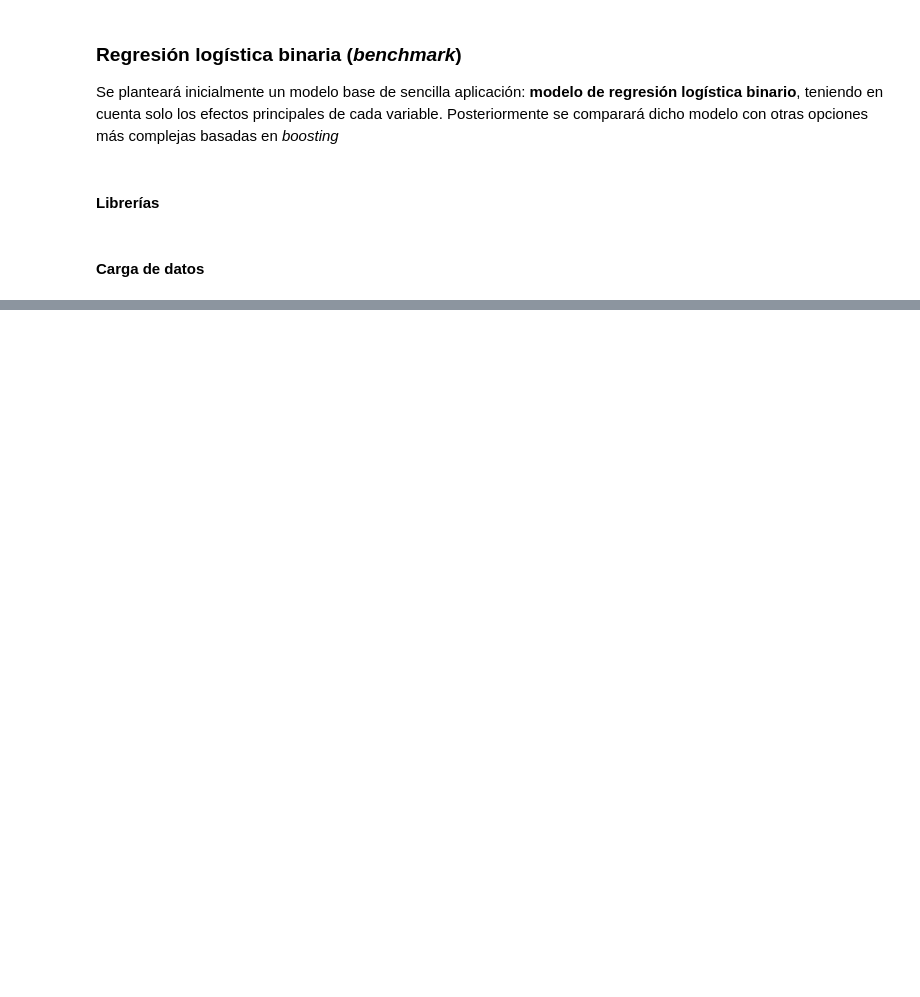
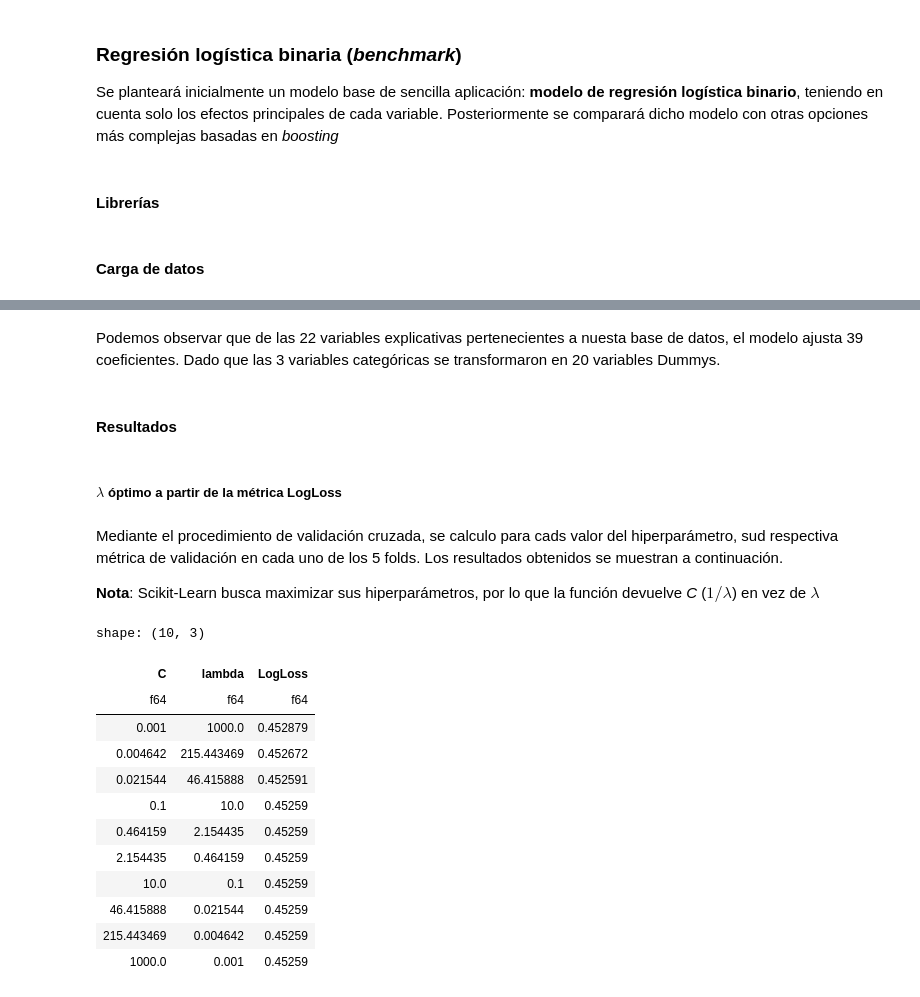
Before and after one commit to franovando/swing_prediction, a Jupyter notebook: notebooks/Benchmark_RegresionLogistica.ipynb, the cells around one changed output, grey strips where cells are left out. Cells and saved outputs as stored; diff of their text form; code cells hidden in the pictures; blank space fills up the shorter version.

```diff
--- a/notebooks/Benchmark_RegresionLogistica.ipynb
+++ b/notebooks/Benchmark_RegresionLogistica.ipynb
@@ -17,7 +18,8 @@ from sklearn.pipeline import Pipeline
 #### Carga de datos
 # %%
 ROOT = pyprojroot.here()
-datos_limpios = pl.read_parquet(ROOT/"data"/"processed"/"temporada1_limpio.parquet")
+datos_limpios = pl.read_parquet(ROOT/"data"/"processed"/"temporada1_con_nulos.parquet")
+datos_limpios_t2 = pl.read_parquet(ROOT/"data"/"processed"/"temporada2_limpio.parquet")
 # %% [markdown]
 #### Preselección de variables
 
@@ -66,21 +74,39 @@ Escalo los datos y hago las conversiones necesarias de las variables.
 # %%
+numeric_transformer = Pipeline(
+    steps=[
+        ("imputer", SimpleImputer(strategy="median")),
+        ("scaler", StandardScaler()),
+    ]
+)
+
+categorical_transformer = Pipeline(
+    steps=[
+        ("imputer", SimpleImputer(strategy="most_frequent")),
+        ("onehot", OneHotEncoder(handle_unknown="ignore")),
+    ]
+)
+
+binary_transformer = Pipeline(
+    steps=[
+        ("imputer", SimpleImputer(strategy="most_frequent")),
+    ]
+)
+
 preprocessor = ColumnTransformer(
     transformers=[
         (
             "num",
-            StandardScaler(),
+            numeric_transformer,
             numeric_features,
         ),
         (
             "cat",
-            OneHotEncoder(
-                handle_unknown="ignore"
-            ),
+            categorical_transformer,
             categorical_features,
         ),
         (
             "bin",
-            "passthrough",
+            binary_transformer,
             binary_features,
         ),
     ]
@@ -92,5 +148,5 @@ Modelo:
 # %%
-LogisticRegressionCV(
+model = LogisticRegressionCV(
     penalty="l2",
     solver="lbfgs",
     scoring="neg_log_loss",
@@ -114,0 +199,36 @@ pipeline.fit(X, y)
+# %% [markdown]
+Podemos observar que de las 22 variables explicativas pertenecientes a nuesta base de datos, el modelo ajusta 39 coeficientes. Dado que las 3 variables categóricas se transformaron en 20 variables Dummys.
+# %% [markdown]
+#### Resultados
+# %% [markdown]
+##### $\lambda$ óptimo a partir de la métrica LogLoss
+# %% [markdown]
+Mediante el procedimiento de validación cruzada, se calculo para cads valor del hiperparámetro, sud respectiva métrica de validación en cada uno de los 5 folds. Los resultados obtenidos se muestran a continuación.
+
+**Nota**: Scikit-Learn busca maximizar sus hiperparámetros, por lo que la función devuelve *C*  ($1/\lambda$) en vez de $\lambda$
+# %%
+model = pipeline.named_steps["model"]
+
+scores = model.scores_[1]  # clase positiva (swing)
+
+results = pl.DataFrame({
+    "C": model.Cs_,
+    "lambda": 1 / model.Cs_,
+    "LogLoss": -scores.mean(axis=0)
+})
+
+results
+# %% [output]
+shape: (10, 3)
+| C | lambda | LogLoss |
+| f64 | f64 | f64 |
+| 0.001 | 1000.0 | 0.452879 |
+| 0.004642 | 215.443469 | 0.452672 |
+| 0.021544 | 46.415888 | 0.452591 |
+| 0.1 | 10.0 | 0.45259 |
+| 0.464159 | 2.154435 | 0.45259 |
+| 2.154435 | 0.464159 | 0.45259 |
+| 10.0 | 0.1 | 0.45259 |
+| 46.415888 | 0.021544 | 0.45259 |
+| 215.443469 | 0.004642 | 0.45259 |
+| 1000.0 | 0.001 | 0.45259 |
```
Also changed, not shown: parts of 28 cells of this notebook, 1 other file.
